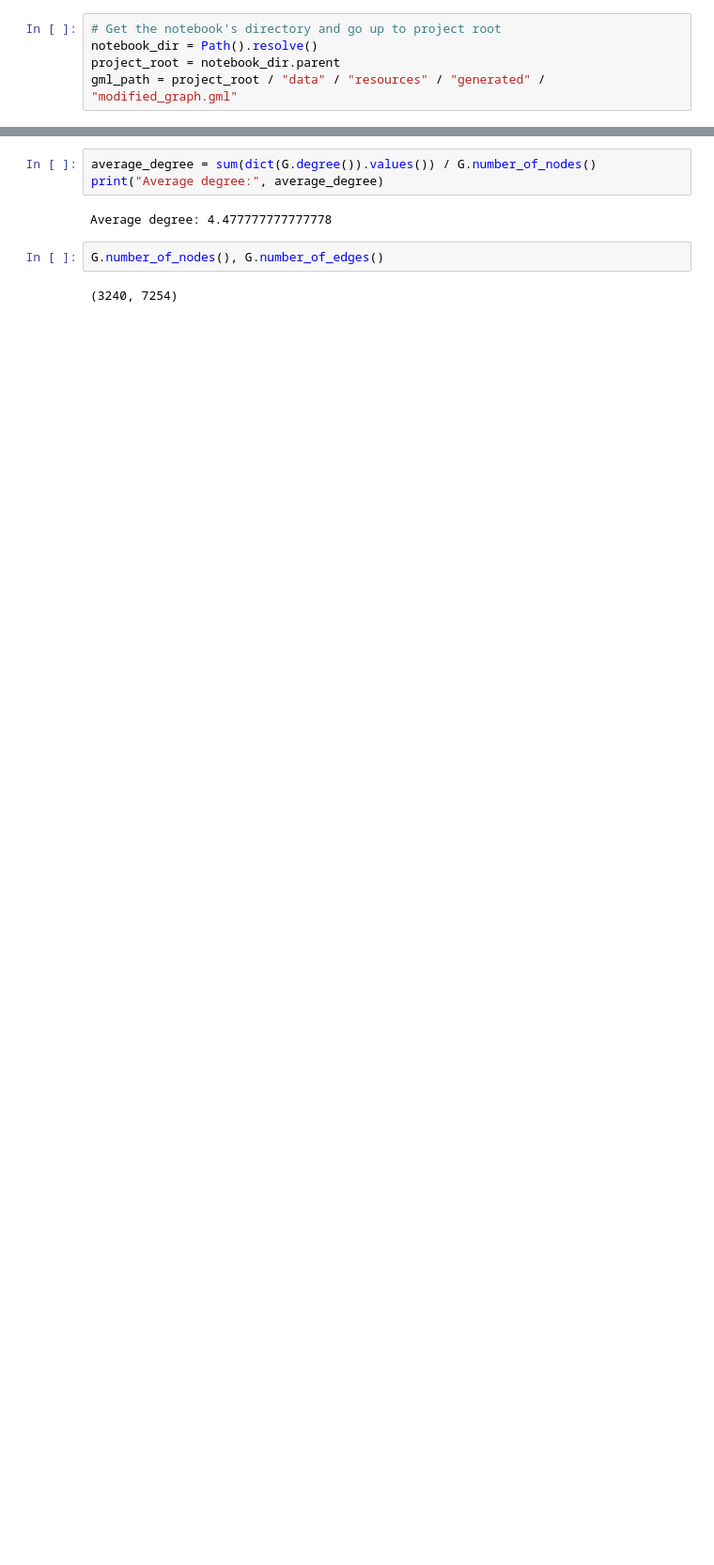
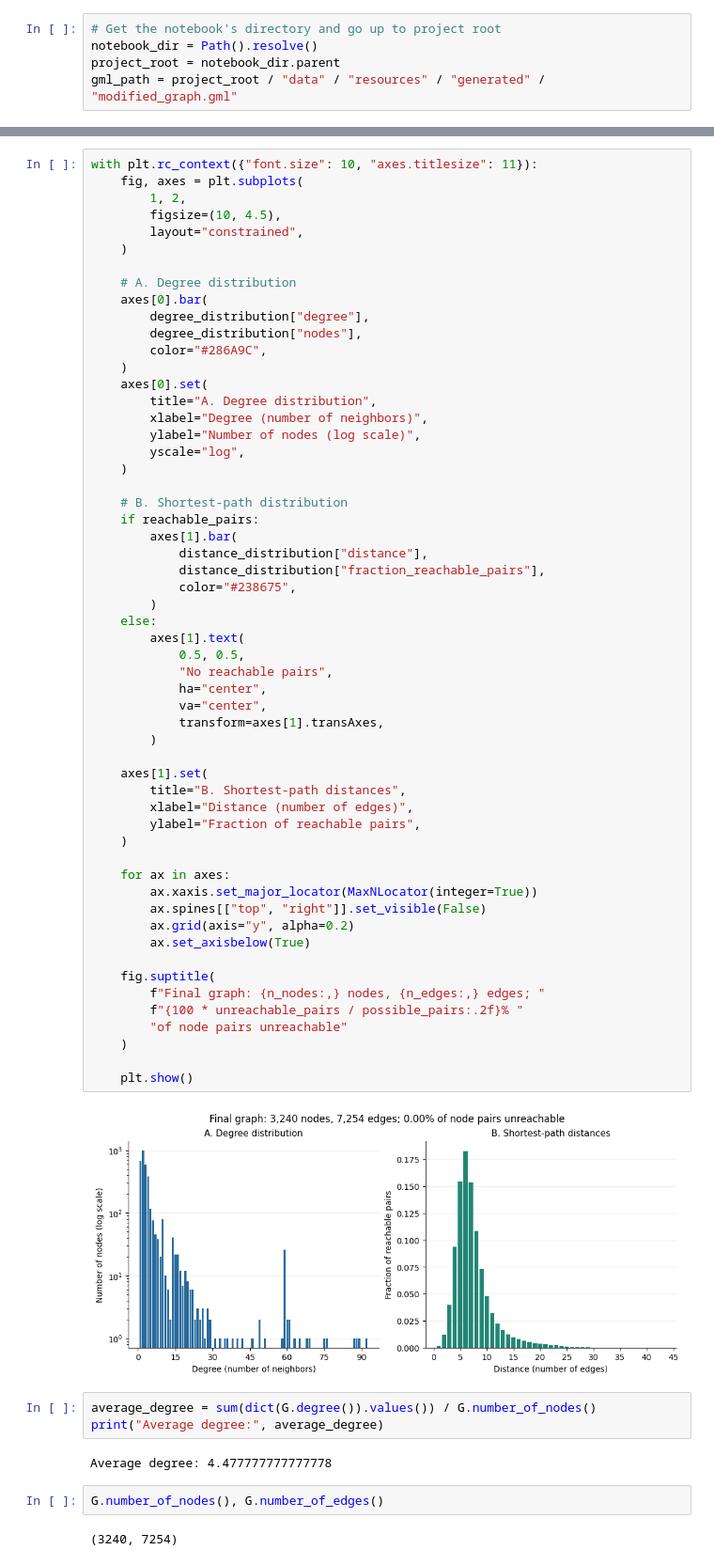
Before and after one commit to SamSaladino/Effective-Topological-Coverage-ETC, a Jupyter notebook: notebooks/00_HUMAN1_properties.ipynb, the cells around one changed output, grey strips where cells are left out. Shown at 94% size. Saved outputs shown, nothing was run; the diff lists cells and outputs as text; blank space fills up the shorter version.

Commit message:
chore: graph properties graphics Organize tables and graphics and add figure to gitignore

```diff
--- a/notebooks/00_HUMAN1_properties.ipynb
+++ b/notebooks/00_HUMAN1_properties.ipynb
@@ -16,3 +265,61 @@ G = nx.read_gml(gml_path)
+# %%
+with plt.rc_context({"font.size": 10, "axes.titlesize": 11}):
+    fig, axes = plt.subplots(
+        1, 2,
+        figsize=(10, 4.5),
+        layout="constrained",
+    )
+
+    # A. Degree distribution
+    axes[0].bar(
+        degree_distribution["degree"],
+        degree_distribution["nodes"],
+        color="#286A9C",
+    )
+    axes[0].set(
+        title="A. Degree distribution",
+        xlabel="Degree (number of neighbors)",
+        ylabel="Number of nodes (log scale)",
+        yscale="log",
+    )
+
+    # B. Shortest-path distribution
+    if reachable_pairs:
+        axes[1].bar(
+            distance_distribution["distance"],
+            distance_distribution["fraction_reachable_pairs"],
+            color="#238675",
+        )
+    else:
+        axes[1].text(
+            0.5, 0.5,
+            "No reachable pairs",
+            ha="center",
+            va="center",
+            transform=axes[1].transAxes,
+        )
+
+    axes[1].set(
+        title="B. Shortest-path distances",
+        xlabel="Distance (number of edges)",
+        ylabel="Fraction of reachable pairs",
+    )
+
+    for ax in axes:
+        ax.xaxis.set_major_locator(MaxNLocator(integer=True))
+        ax.spines[["top", "right"]].set_visible(False)
+        ax.grid(axis="y", alpha=0.2)
+        ax.set_axisbelow(True)
+
+    fig.suptitle(
+        f"Final graph: {n_nodes:,} nodes, {n_edges:,} edges; "
+        f"{100 * unreachable_pairs / possible_pairs:.2f}% "
+        "of node pairs unreachable"
+    )
+
+    plt.show()
+# %% [output]
+[figure, added]
 # %%
 average_degree = sum(dict(G.degree()).values()) / G.number_of_nodes()
 print("Average degree:", average_degree)
```
Also changed, not shown: parts of 7 cells of this notebook, 1 other file.
